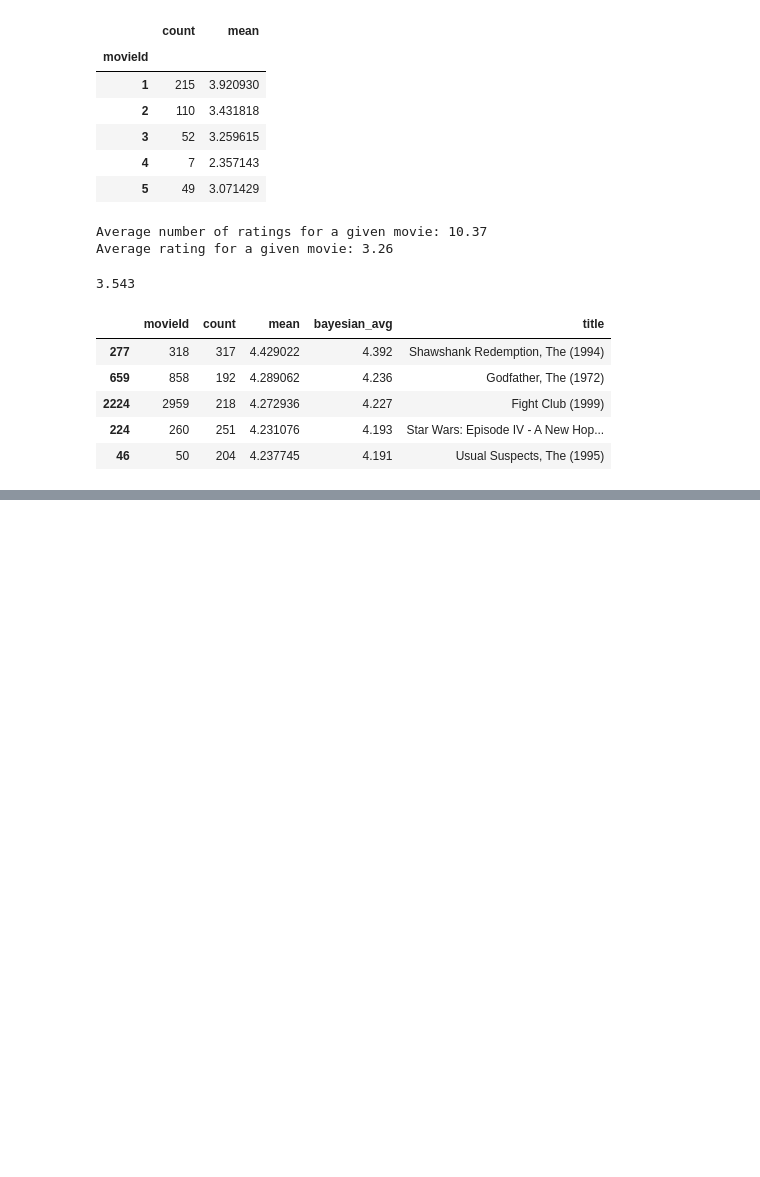
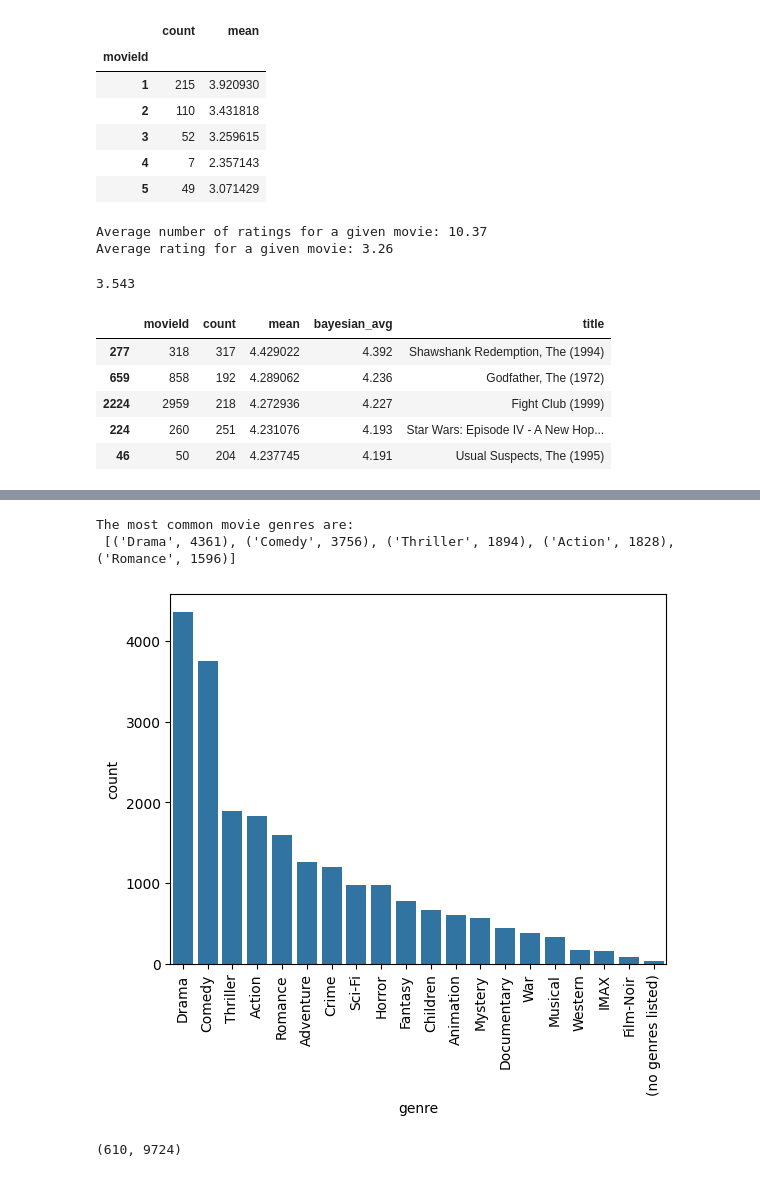
Before and after one commit to mervegb/collaborative-filtering, a Jupyter notebook: collaborative_filtering.ipynb, the cells around one changed output, grey strips where cells are left out. Saved outputs shown, nothing was run; the diff lists cells and outputs as text; code cells hidden in the pictures; blank space fills up the shorter version.

```diff
--- a/collaborative_filtering.ipynb
+++ b/collaborative_filtering.ipynb
@@ -129,3 +129,8 @@ movie_stats.sort_values("bayesian_avg", ascending=False).head()
 | 2224 | 2959 | 218 | 4.272936 | 4.227 | Fight Club (1999) |
 | 224 | 260 | 251 | 4.231076 | 4.193 | Star Wars: Episode IV - A New Hop... |
 | 46 | 50 | 204 | 4.237745 | 4.191 | Usual Suspects, The (1995) |
+# %%
+#movie datasets needs to be cleaned in 2 ways: genres & title
+
+movies['genres'] = movies['genres'].apply(lambda x: x.split("|") if isinstance(x, str) else x)
+movies.head()
@@ -131,0 +144,8 @@ movie_stats.sort_values("bayesian_avg", ascending=False).head()
+# %%
+#how many movie genres are there
+from collections import Counter #to count the occurences of objects
+
+
+#iterate over each list of genres in the movies["genres"] column, flatten those lists into individual genres, count how many times each genre appears using Counter
+genre_frequency = Counter(g for genres in movies['genres'] for g in genres)
+genre_frequency
@@ -131,0 +173,15 @@ movie_stats.sort_values("bayesian_avg", ascending=False).head()
+# %%
+print("The most common movie genres are:\n", genre_frequency.most_common(5))
+# %% [output]
+The most common movie genres are:
+ [('Drama', 4361), ('Comedy', 3756), ('Thriller', 1894), ('Action', 1828), ('Romance', 1596)]
+# %%
+#visualize genres popularity with a bar plot
+genre_frequency_df = pd.DataFrame([genre_frequency]).T.reset_index()
+genre_frequency_df.columns = ["genre", "count"]
+
+sns.barplot(x="genre", y="count", data=genre_frequency_df.sort_values(by="count", ascending=False))
+plt.xticks(rotation=90)
+plt.show()
+# %% [output]
+[figure, added]
@@ -131,0 +241,4 @@ movie_stats.sort_values("bayesian_avg", ascending=False).head()
+# %%
+X.shape #our X matrix contains 610 users and 9724 movies
+# %% [output]
+(610, 9724)
```
Also changed, not shown: parts of 3 cells of this notebook.
